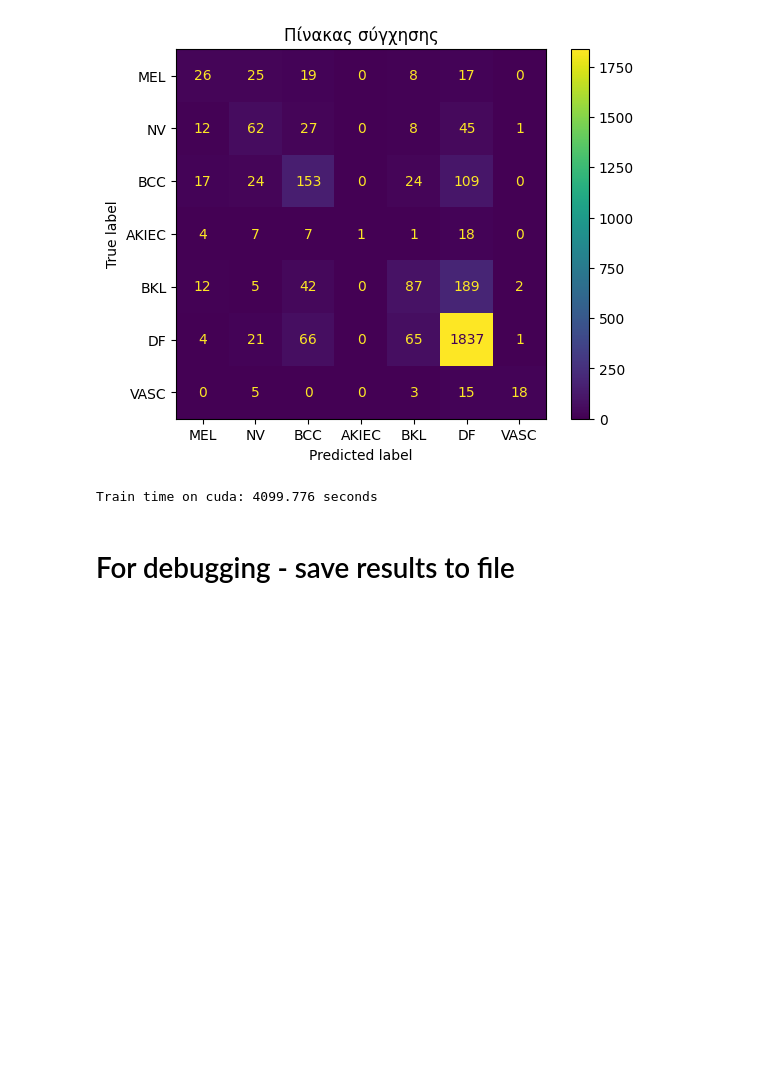
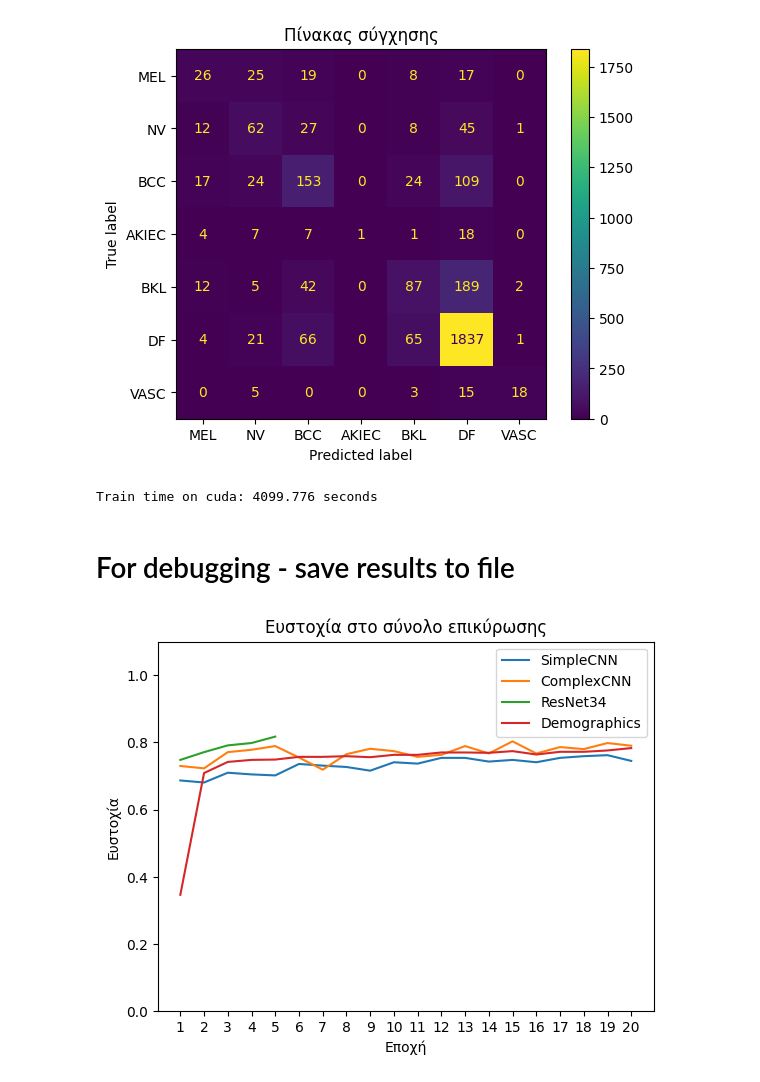
Before and after one commit to michaelkinnas/HUA-DIT-Machine-Learning, a Jupyter notebook: Exercise2/exercise2.ipynb, the cells around one changed output. Cells and saved outputs as stored; diff of their text form; code cells hidden in the pictures; blank space fills up the shorter version.

```diff
--- a/Excersise2/excersise2.ipynb
+++ b/Exercise2/exercise2.ipynb
@@ -328,3 +330,36 @@ fptr = open(file_path, "rb")  # open file in read binary mode
 test_list = pickle.load(fptr)  # read binary data from file and store in list
 # print(test_list)  # print the data
 fptr.close()
+# %%
+import matplotlib.pyplot as plt
+
+
+plt.plot(range(1, test_list[0]+1), test_list[3], label='SimpleCNN')
+plt.plot(range(1, test_list[5]+1), test_list[8], label='ComplexCNN')
+plt.plot(range(1, test_list[10]+1), test_list[13], label='ResNet34')
+plt.plot(range(1, test_list[15]+1), test_list[18], label='Demographics')
+
+
+# plt.plot(range(1, test_list[0]+1), test_list[3], '--', label='SimpleCNN valid')
+# plt.plot(range(1, test_list[5]+1), test_list[8], '--', label='ComplexCNN valid')
+# plt.plot(range(1, test_list[10]+1), test_list[13], '--', label='ResNet34 valid')
+# plt.plot(range(1, test_list[15]+1), test_list[18], '--', label='Demographics valid')
+
+# y = test_list[3][-1]
+# plt.annotate(f'{y:.4f}', (18, y))
+# y = test_list[8][-1]
+# plt.annotate(f'{y:.4f}', (18, y))
+# y = test_list[13][-1]
+# plt.annotate(f'{y:.4f}', (5, y))
+# y = test_list[18][-1]
+# plt.annotate(f'{y:.4f}', (18, y))
+
+plt.xticks(range(1, 21))
+plt.ylim(0, 1.1)
+plt.xlabel('Εποχή')
+plt.ylabel('Ευστοχία')
+plt.title('Ευστοχία στο σύνολο επικύρωσης')
+plt.legend()
+plt.show()
+# %% [output]
+[figure, added]
```
Also changed, not shown: parts of 3 cells of this notebook, 13 other files.
